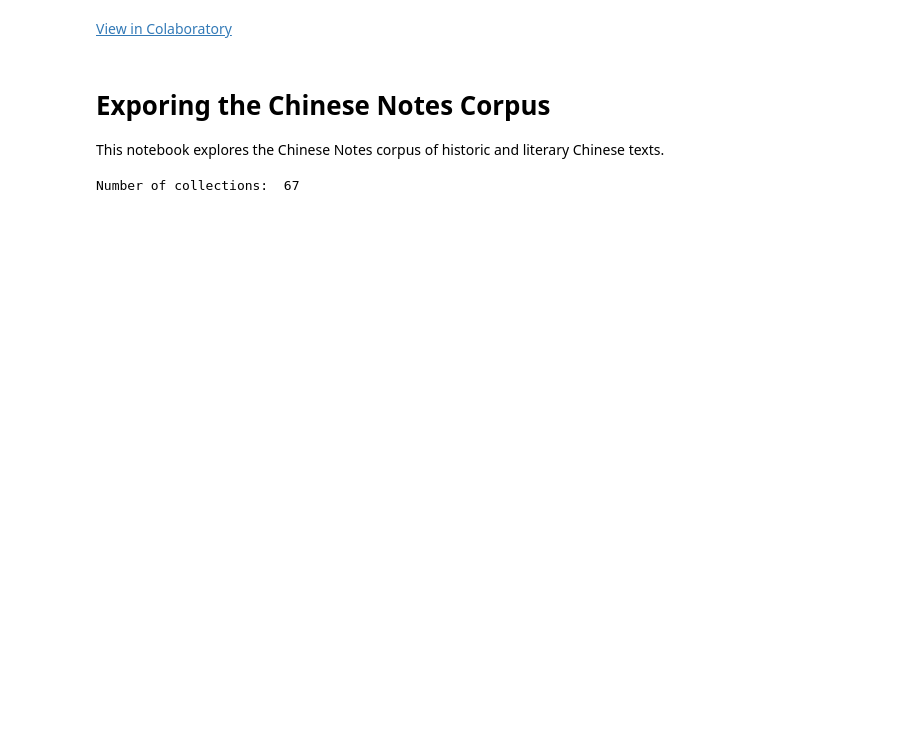
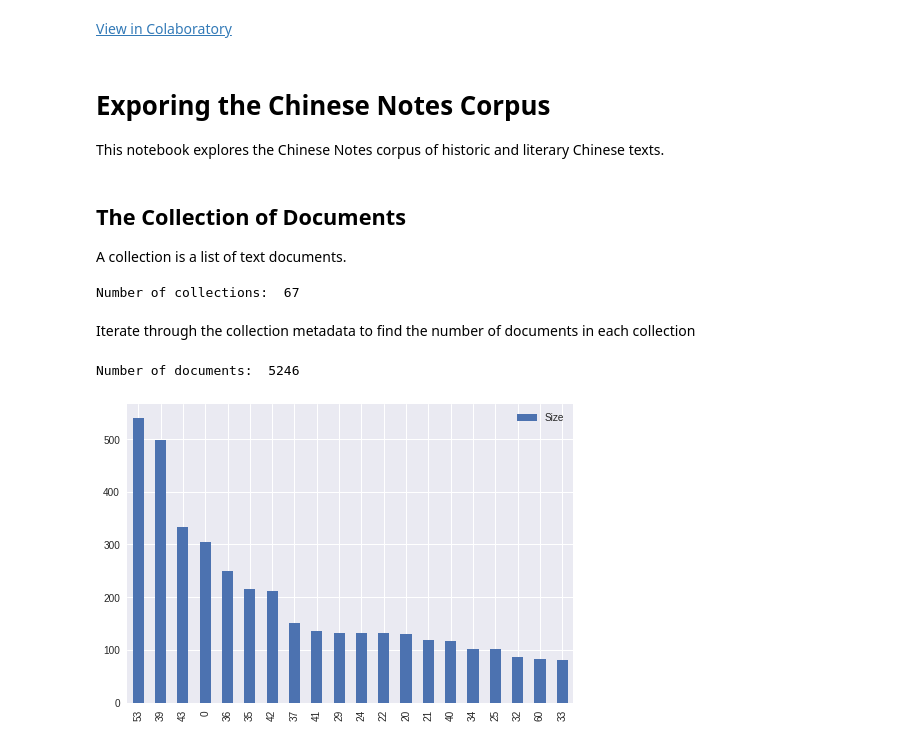
Before and after one commit to alexamies/chinesenotes.com, a Jupyter notebook: colab/explore_corpus.ipynb, the cells around one changed output. Saved outputs shown, nothing was run; the diff lists cells and outputs as text; code cells hidden in the pictures; blank space fills up the shorter version.

```diff
--- a/colab/explore_corpus.ipynb
+++ b/colab/explore_corpus.ipynb
@@ -6,18 +6,48 @@ This notebook explores the Chinese Notes corpus of historic and literary Chinese
 # %%
 import pandas as pd
 import numpy as np
+# %% [markdown]
+<h2>The Collection of Documents</h2>
+A collection is a list of text documents.
 # %%
 # Load list of collections of documents
-colnames = ['Collection File', 'HTML File', 'Title', 'Description',
-            'Introduction File', 'Corpus', 'Language', 'Format',
-            'Period', 'Genre']
-types = {'Collection File': np.object, 'HTML File': np.object, 'Corpus': np.object,
-         'Description': np.object, 'Introduction File': np.object,
-         'Corpus': np.object, 'Language': np.object, 'Format': np.object,
-         'Period': np.object, 'Genre': np.object}
-collection_url = "https://github.com/alexamies/chinesenotes.com/raw/master/data/corpus/collections.csv"
-col_df = pd.read_table(collection_url, names=colnames, dtype=types, comment='#')
-num_col = len(col_df.index)
+colnames = ["Collection File", "HTML File", "Title", "Description",
+            "Introduction File", "Corpus", "Language", "Format",
+            "Period", "Genre"]
+types = {"Collection File": np.object, "HTML File": np.object,
+         "Corpus": np.object, "Description": np.object,
+         "Introduction File": np.object, "Corpus": np.object,
+         "Language": np.object, "Format": np.object,
+         "Period": np.object, "Genre": np.object}
+collections_url = "https://github.com/alexamies/chinesenotes.com/raw/master/data/corpus/collections.csv"
+cols_df = pd.read_table(collections_url, names=colnames, dtype=types, comment='#')
+num_col = len(cols_df.index)
 print("Number of collections: ", num_col)
 # %% [output]
 Number of collections:  67
+# %% [markdown]
+Iterate through the collection metadata to find the number of documents in each collection
+# %%
+col_files = cols_df["Collection File"]
+dcolnames = ["Source file", "output file", ""]
+dtypes = {"Source file": np.object, "output file": np.object, "Title": np.object}
+col_sizes = []
+num_docs = 0
+for f in col_files:
+  f_url = "https://github.com/alexamies/chinesenotes.com/raw/master/data/corpus/" + f
+  col_df = pd.read_table(f_url, names=dcolnames, dtype=dtypes, comment='#')
+  num_doc = len(col_df.index)
+  col_sizes.append(num_doc)
+  num_docs += num_doc
+print("Number of documents: ", num_docs)
+# %% [output]
+Number of documents:  5246
+# %%
+col_sizes_df = pd.DataFrame({
+    "Title": cols_df["Title"],
+    "Size": pd.Series(col_sizes)})
+col_sizes_df.head()
+col_sizes_df = col_sizes_df.sort_values(by=["Size"], ascending=False)
+col_sizes_df[:20].plot(kind='bar');
+# %% [output]
+[figure, added]
```
Also changed, not shown: parts of 15 cells of this notebook.
